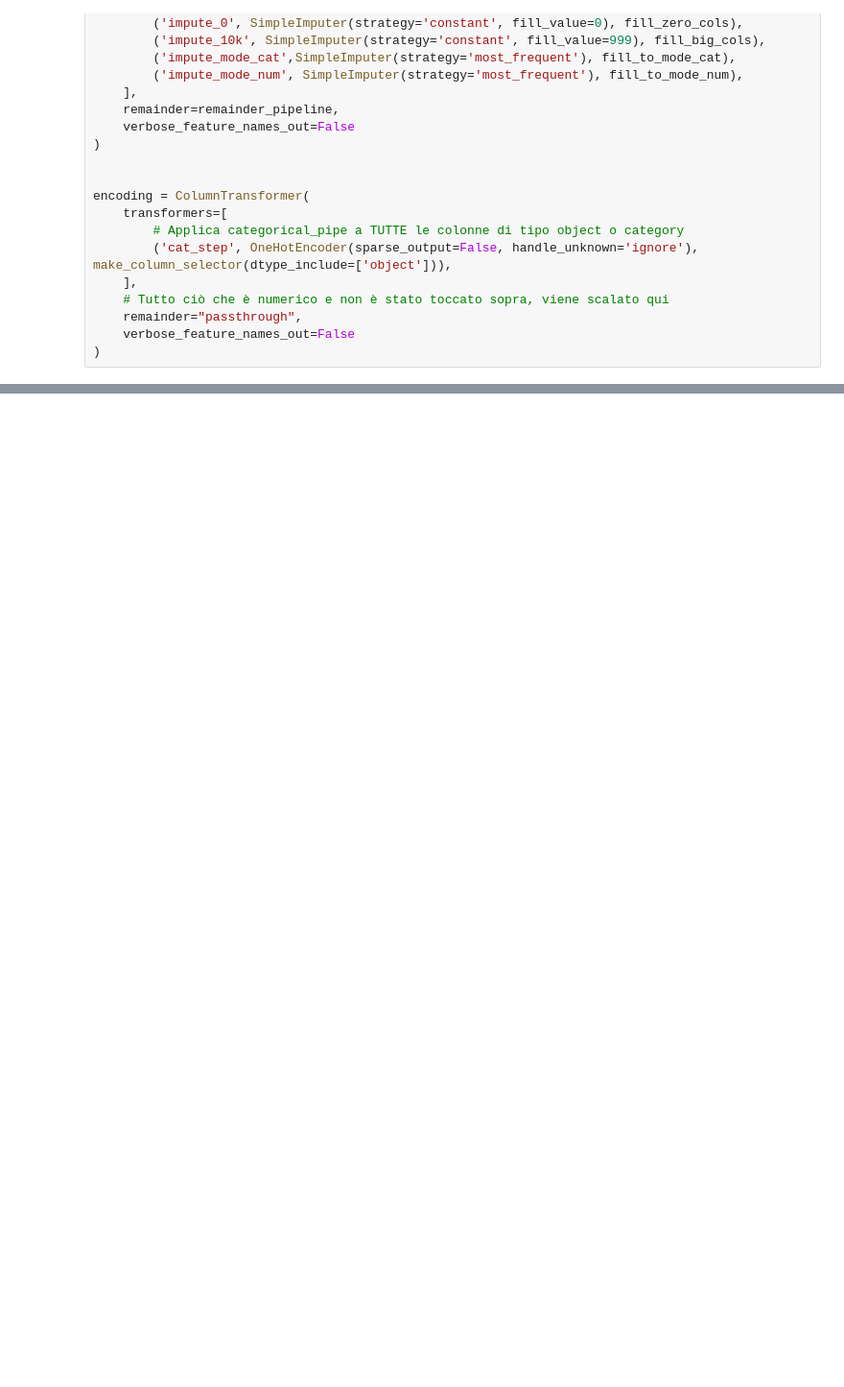
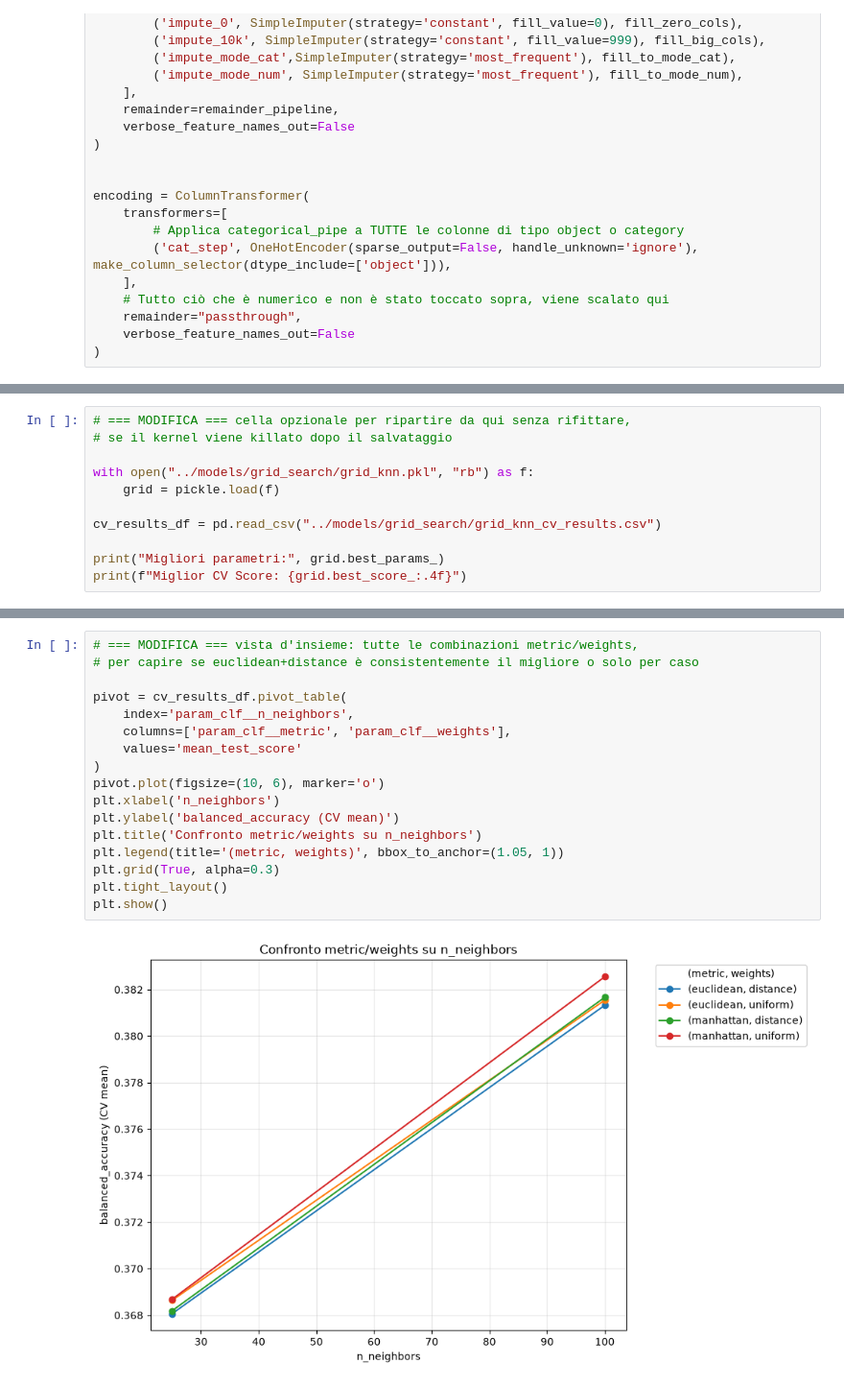
Before and after one commit to gabb-OS/loan-risk-rating-prediction, a Jupyter notebook: src/pipeline_knn.ipynb, the cells around one changed output, grey strips where cells are left out. Shown at 96% size. Saved outputs shown, nothing was run; the diff lists cells and outputs as text; blank space fills up the shorter version.

Commit message:
new knn grid and pipeline order

```diff
--- a/src/pipeline_knn.ipynb
+++ b/src/pipeline_knn.ipynb
@@ -171,0 +218,11 @@ grid.fit(X_train, y_train)
+# %%
+# === MODIFICA === cella opzionale per ripartire da qui senza rifittare,
+# se il kernel viene killato dopo il salvataggio
+
+with open("../models/grid_search/grid_knn.pkl", "rb") as f:
+    grid = pickle.load(f)
+
+cv_results_df = pd.read_csv("../models/grid_search/grid_knn_cv_results.csv")
+
+print("Migliori parametri:", grid.best_params_)
+print(f"Miglior CV Score: {grid.best_score_:.4f}")
@@ -172 +246,20 @@ grid.fit(X_train, y_train)
+# %%
+# === MODIFICA === vista d'insieme: tutte le combinazioni metric/weights,
+# per capire se euclidean+distance è consistentemente il migliore o solo per caso
+
+pivot = cv_results_df.pivot_table(
+    index='param_clf__n_neighbors',
+    columns=['param_clf__metric', 'param_clf__weights'],
+    values='mean_test_score'
+)
+pivot.plot(figsize=(10, 6), marker='o')
+plt.xlabel('n_neighbors')
+plt.ylabel('balanced_accuracy (CV mean)')
+plt.title('Confronto metric/weights su n_neighbors')
+plt.legend(title='(metric, weights)', bbox_to_anchor=(1.05, 1))
+plt.grid(True, alpha=0.3)
+plt.tight_layout()
+plt.show()
+# %% [output]
+[figure, added]
 # %%
```
Also changed, not shown: parts of 10 cells of this notebook.
